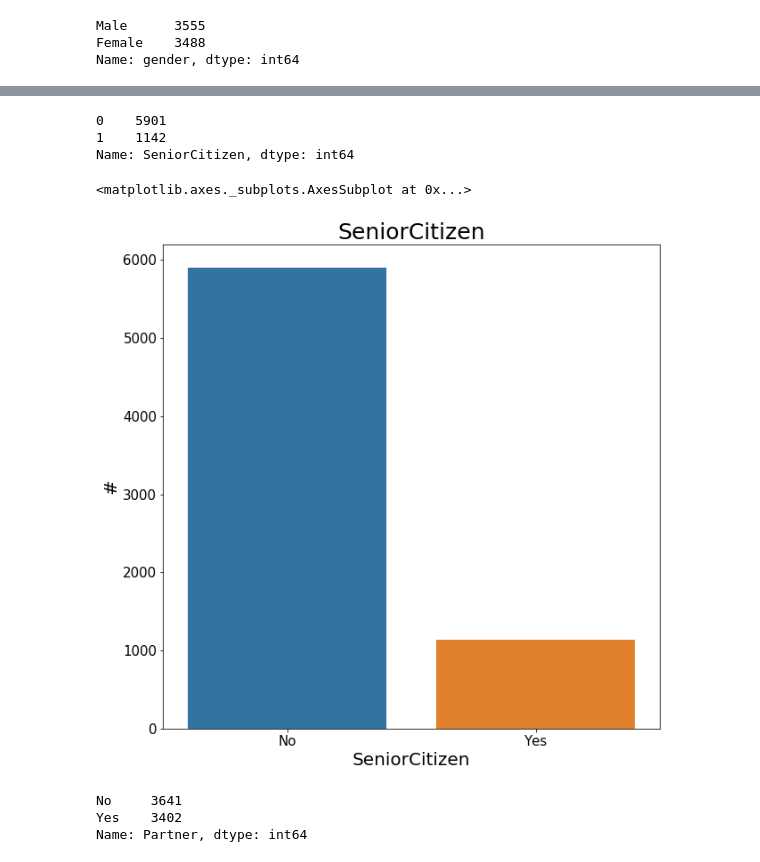
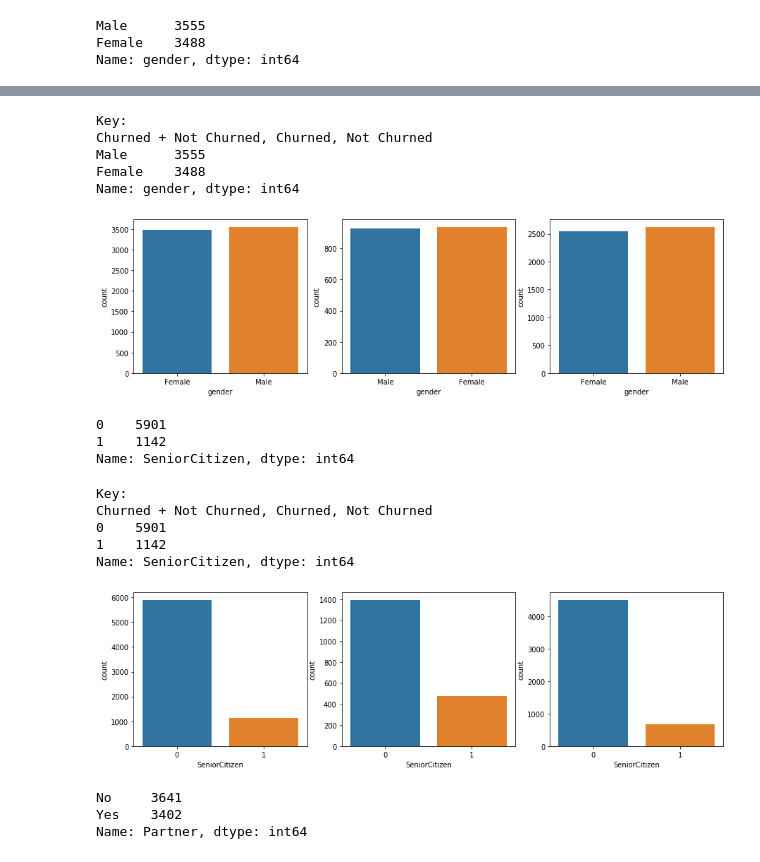
Before and after one commit to Booandlean/Telco_Customer_Churn-, a Jupyter notebook: EDA_+_Vis.ipynb, the cells around one changed output, grey strips where cells are left out. Drawn from its saved outputs; the diff is of its cells as text; code cells hidden in the pictures.

```diff
--- a/EDA_+_Vis.ipynb
+++ b/EDA_+_Vis.ipynb
@@ -142,12 +142,13 @@ Yes    1869
 Name: Churn, dtype: int64
 # %%
 def vis_compare(column):
-    y_value = df[column].value_counts()
-    y_val_churn = churn_df[column].value_counts()
-    y_val_no_churn = no_churn_df[column].value_counts()
-    print('Axis key:')
-    print(y_value)
-    fig, (ax1, ax2, ax3) = plt.subplot(figsize = (4,4))
-    ax1.barplot(df[column])
-    ax2.barplot(churn_df[column])
-    ax3.barplot(no_churn_df[column])
+#     y_value = df[column].value_counts()
+#     y_val_churn = churn_df[column].value_counts()
+#     y_val_no_churn = no_churn_df[column].value_counts()
+    print('Key:')
+    print('Churned + Not Churned, Churned, Not Churned')
+    print(df[column].value_counts())
+    fig, ax = plt.subplots(1, 3, figsize = (15,4))
+    sns.countplot(df[column], ax=ax[0])
+    sns.countplot(churn_df[column], ax=ax[1])
+    sns.countplot(no_churn_df[column], ax=ax[2])
@@ -192 +174,10 @@ sns.barplot(x = ['Male', 'Female'], y = [y_value[0], y_value[1]], ax = ax)
+# %%
+vis_compare('gender')
+# %% [output]
+Key:
+Churned + Not Churned, Churned, Not Churned
+Male      3555
+Female    3488
+Name: gender, dtype: int64
+[figure, added]
 # %%
@@ -197,16 +187,15 @@ y_value
 0    5901
 1    1142
 Name: SeniorCitizen, dtype: int64
-# %%
-fig, ax = plt.subplots(figsize=(5,5))
-plt.title('SeniorCitizen', fontsize = 25)
-ax.tick_params(axis = 'both', labelsize = 15)
-plt.xlabel('SeniorCitizen', fontsize = 20)
-plt.ylabel('#', fontsize = 20)
-sns.barplot(x = ['No', 'Yes'], y = [y_value[0], y_value[1]], ax = ax)
-# %% [output]
-<matplotlib.axes._subplots.AxesSubplot at 0x...>
-[figure, removed]
+# %%
+vis_compare('SeniorCitizen')
+# %% [output]
+Key:
+Churned + Not Churned, Churned, Not Churned
+0    5901
+1    1142
+Name: SeniorCitizen, dtype: int64
+[figure, added]
 # %%
 y_value = df['Partner'].value_counts()
 y_value
```
Also changed, not shown: parts of 8 cells of this notebook.
